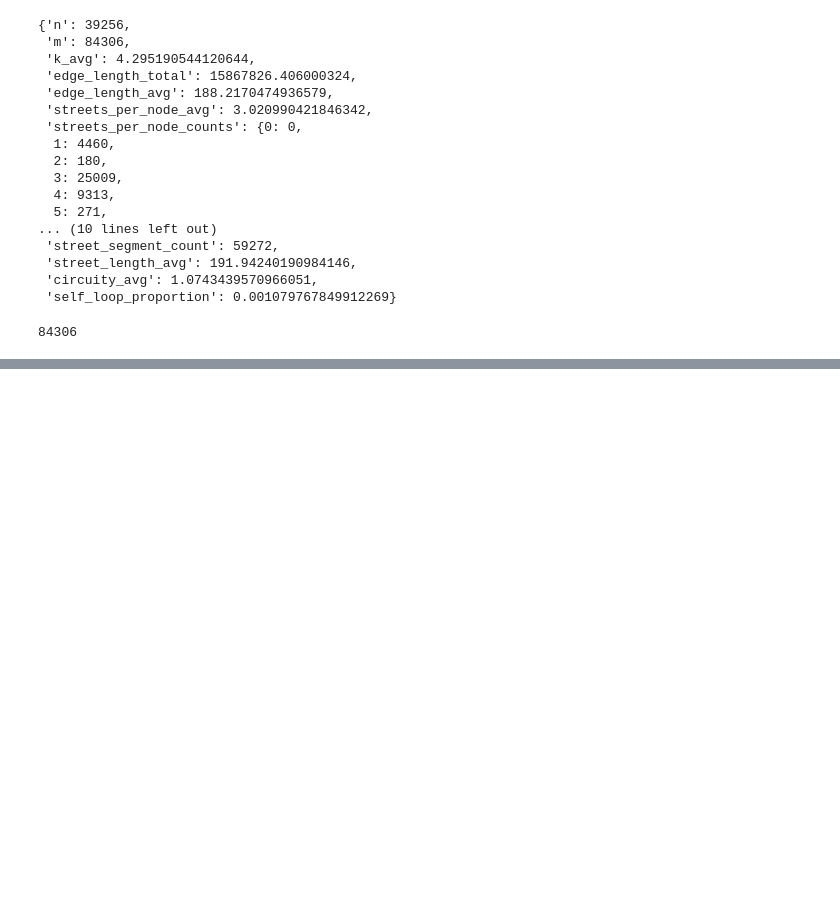
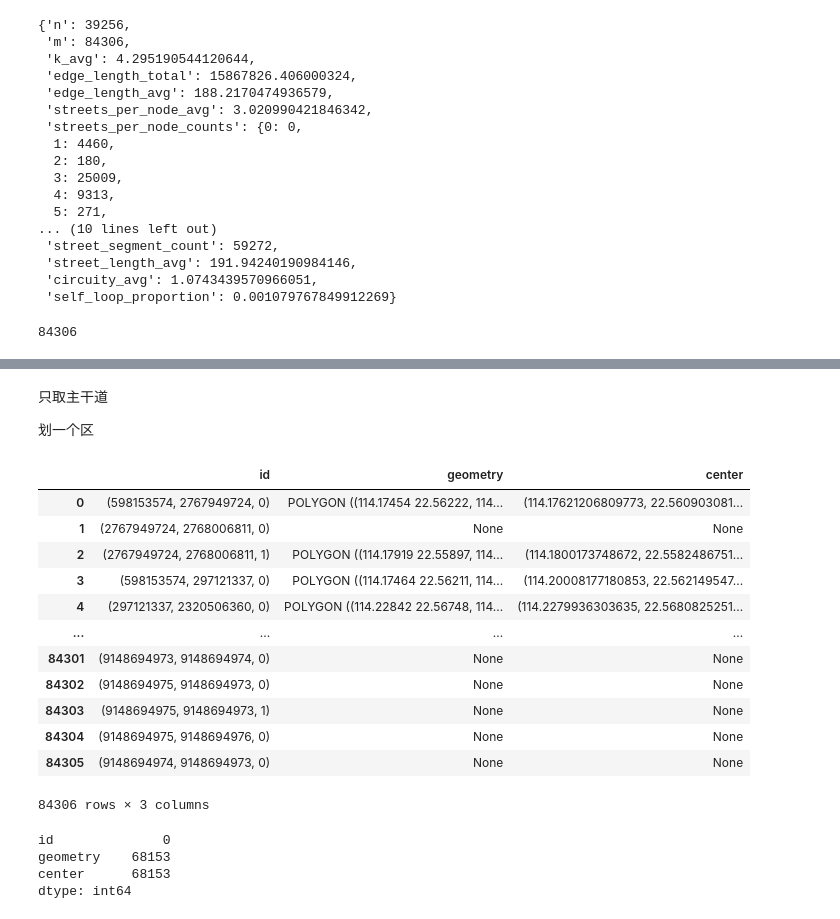
Before and after one commit to XDZhelheim/TrafficFlowModel, a Jupyter notebook: data_process/gen_road_network.ipynb, the cells around one changed output, grey strips where cells are left out. Cells and saved outputs as stored; diff of their text form; code cells hidden in the pictures; blank space fills up the shorter version.

```diff
--- a/data_process/gen_road_network.ipynb
+++ b/data_process/gen_road_network.ipynb
@@ -176,0 +228,55 @@ sz_line_graph_drive=nx.read_gpickle("../data/sz_line_graph_drive.pkl")
+# %% [markdown]
+只取主干道
+
+划一个区
+# %%
+highway_types=["motorway", "trunk", "primary", "secondary", "motorway_link", "trunk_link", "primary_link", "secondary_link"]
+def get_geom_center(row):
+    road=row["id"]
+
+    road_data_dict=sz_graph_drive.get_edge_data(road[0], road[1])[road[2]]
+
+    if isinstance(road_data_dict["highway"], list):
+        for road_type in road_data_dict["highway"]:
+            if road_type not in highway_types:
+                return row
+    elif isinstance(road_data_dict["highway"], str):
+        if road_data_dict["highway"] not in highway_types:
+            return row
+
+    if "geometry" not in road_data_dict:
+        return row
+
+    geom=road_data_dict["geometry"].buffer(distance=0.0001)
+    minx, miny, maxx, maxy=geom.bounds
+    center=((minx+maxx)/2, (miny+maxy)/2)
+
+    row["geometry"]=geom
+    row["center"]=center
+
+    return row
+
+df_roads=df_roads.apply(get_geom_center, axis=1)
+
+df_roads
+# %% [output]
+|  | id | geometry | center |
+| 0 | (598153574, 2767949724, 0) | POLYGON ((114.17454 22.56222, 114... | (114.17621206809773, 22.560903081... |
+| 1 | (2767949724, 2768006811, 0) | None | None |
+| 2 | (2767949724, 2768006811, 1) | POLYGON ((114.17919 22.55897, 114... | (114.1800173748672, 22.5582486751... |
+| 3 | (598153574, 297121337, 0) | POLYGON ((114.17464 22.56211, 114... | (114.20008177180853, 22.562149547... |
+| 4 | (297121337, 2320506360, 0) | POLYGON ((114.22842 22.56748, 114... | (114.2279936303635, 22.5680825251... |
+| ... | ... | ... | ... |
+| 84301 | (9148694973, 9148694974, 0) | None | None |
+| 84302 | (9148694975, 9148694973, 0) | None | None |
+| 84303 | (9148694975, 9148694973, 1) | None | None |
+| 84304 | (9148694975, 9148694976, 0) | None | None |
+| 84305 | (9148694974, 9148694973, 0) | None | None |
+84306 rows × 3 columns
+# %%
+df_roads.isnull().sum()
+# %% [output]
+id              0
+geometry    68153
+center      68153
+dtype: int64
```
Also changed, not shown: parts of 14 cells of this notebook, 5 other files.
